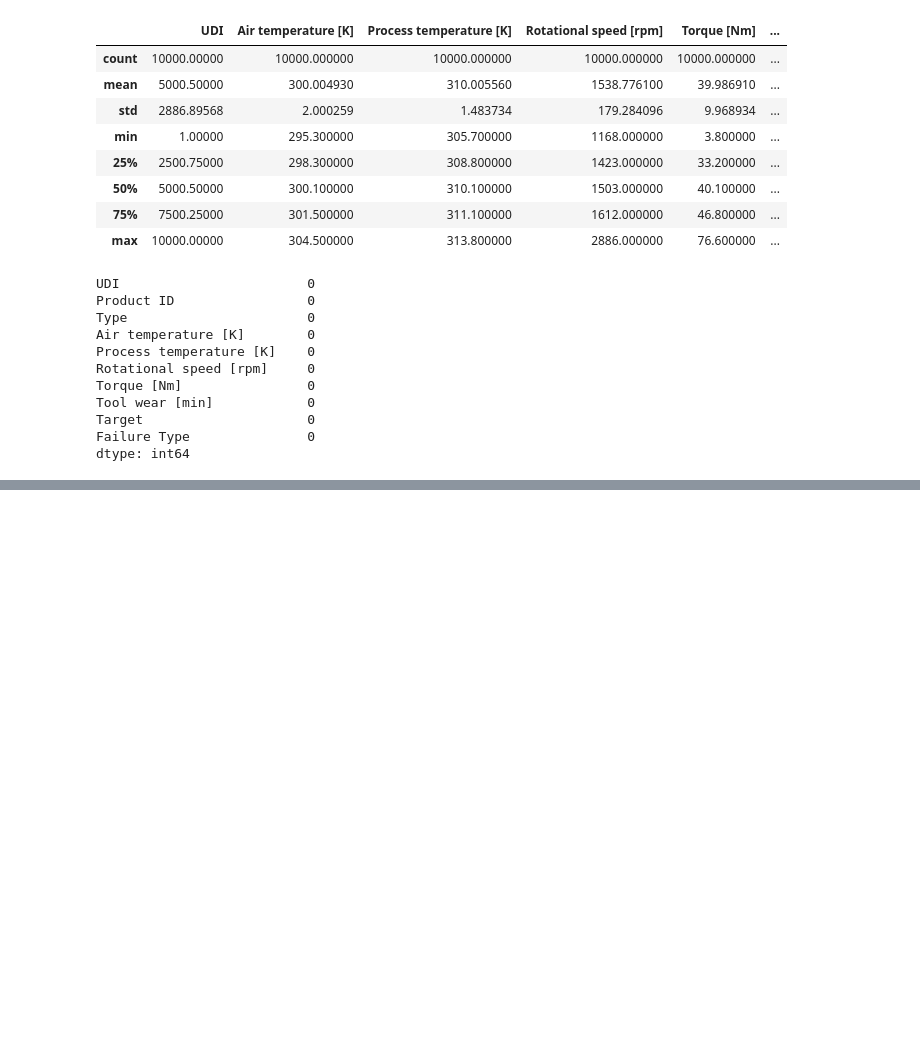
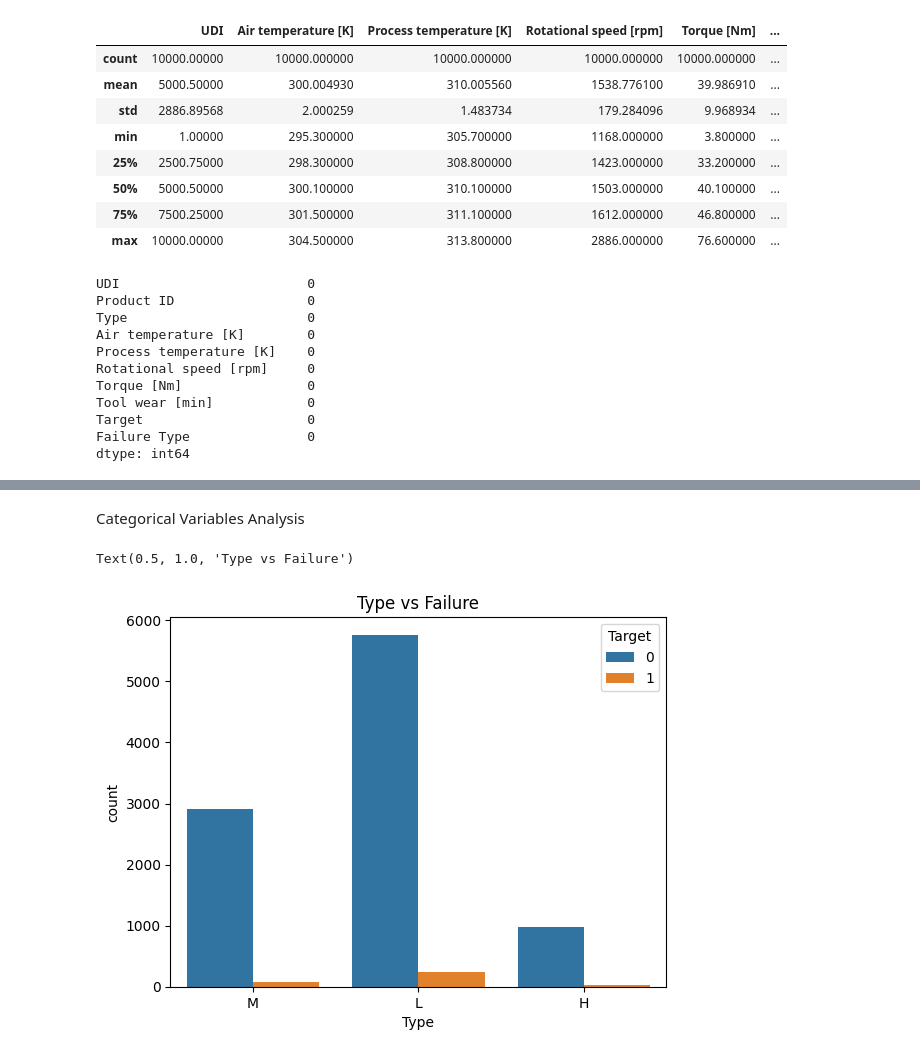
Before and after one commit to Livanturk/Machine-Predictive-Maintenance, a Jupyter notebook: src/EDA.ipynb, the cells around one changed output, grey strips where cells are left out. Cells and saved outputs as stored; diff of their text form; code cells hidden in the pictures; blank space fills up the shorter version.

```diff
--- a/src/EDA.ipynb
+++ b/src/EDA.ipynb
@@ -72,0 +121,8 @@ plt.xticks(rotation = 45)
+# %% [markdown]
+Categorical Variables Analysis
+# %%
+sns.countplot(x = "Type", hue = "Target", data = df)
+plt.title("Type vs Failure")
+# %% [output]
+Text(0.5, 1.0, 'Type vs Failure')
+[figure, added]
```
Also changed, not shown: parts of 12 cells of this notebook.
